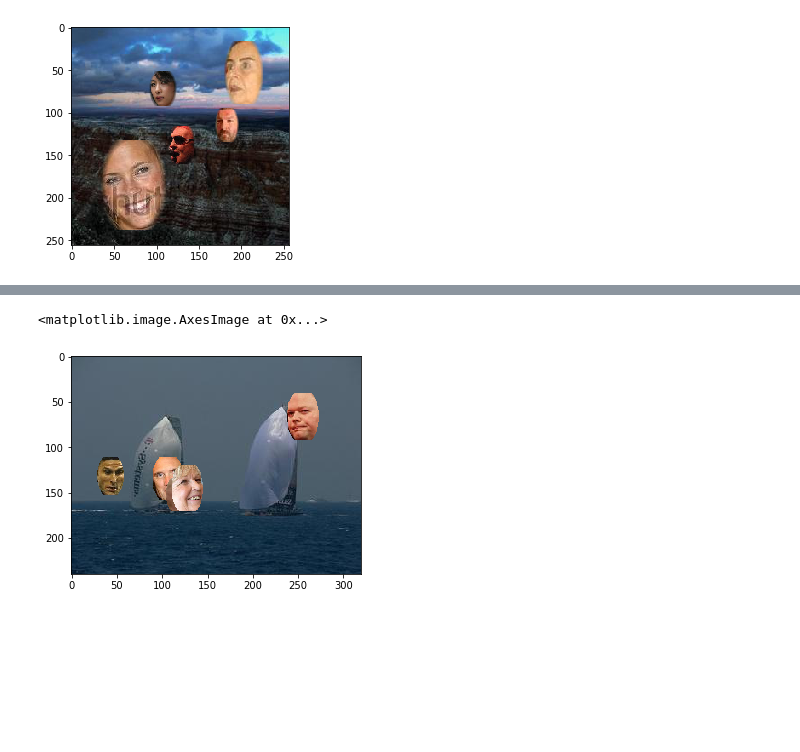
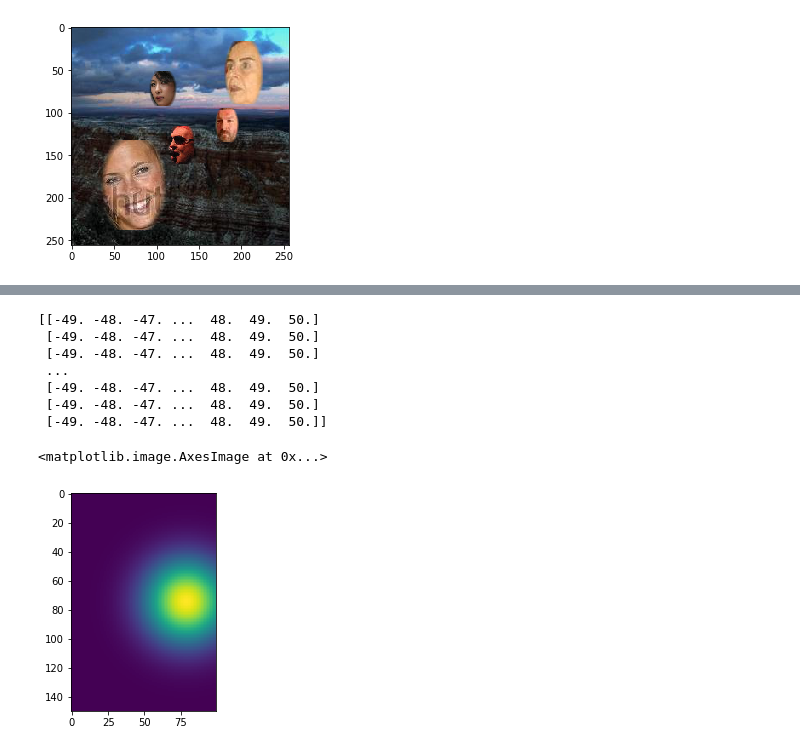
Before and after one commit to ssaz5/floating_head_generation, a Jupyter notebook: DataGeneration.ipynb, the cells around one changed output, grey strips where cells are left out. Cells and saved outputs as stored; diff of their text form; code cells hidden in the pictures; blank space fills up the shorter version.

```diff
--- a/DataGeneration.ipynb
+++ b/DataGeneration.ipynb
@@ -170,6 +120,0 @@ lollita_img = Image.open('./data/test/n005233/0046_02_crop.jpg')
-# %%
-mask = np.load('./data/face_placed_gnd/0000047_4_gnd.npy')
-pic = Image.open('./data/face_placed/0000047_4.png')
-fig, ax = plt.subplots(1, 2)
-ax[0].imshow(mask)
-ax[1].imshow(pic)
@@ -182,6 +121,29 @@ with open('./data/face_placed/face_placed_list.txt') as f:
-# %%
-img = Image.open('./data/face_placed/' + placed[10000])
-plt.imshow(img)
-# %% [output]
-<matplotlib.image.AxesImage at 0x...>
-[figure, removed]
+# %%
+import numpy as np
+
+
+def gkern(x=5, y=5, sig_x=1., sig_y=1., mu_x = 2, mu_y = 2):
+    """
+    creates gaussian kernel with side length l and a sigma of sig
+    """
+
+    ax = np.arange(-x // 2 + 1., x // 2 + 1.)
+    ay = np.arange(-y // 2 + 1., y // 2 + 1.)
+    xx, yy = np.meshgrid(ax, ay)
+    print(xx)
+    kernel = np.exp(-0.5 * (np.square(xx - mu_x) + np.square(yy)) / np.square(sig))
+
+    return kernel / np.sum(kernel)
+# %%
+a = gkern(x = 100, y = 150, sig = 20, mu_x = 30)
+plt.imshow(a)
+# %% [output]
+[[-49. -48. -47. ...  48.  49.  50.]
+ [-49. -48. -47. ...  48.  49.  50.]
+ [-49. -48. -47. ...  48.  49.  50.]
+ ...
+ [-49. -48. -47. ...  48.  49.  50.]
+ [-49. -48. -47. ...  48.  49.  50.]
+ [-49. -48. -47. ...  48.  49.  50.]]
+<matplotlib.image.AxesImage at 0x...>
+[figure, added]
```
Also changed, not shown: parts of 19 cells of this notebook, 4 other files.
